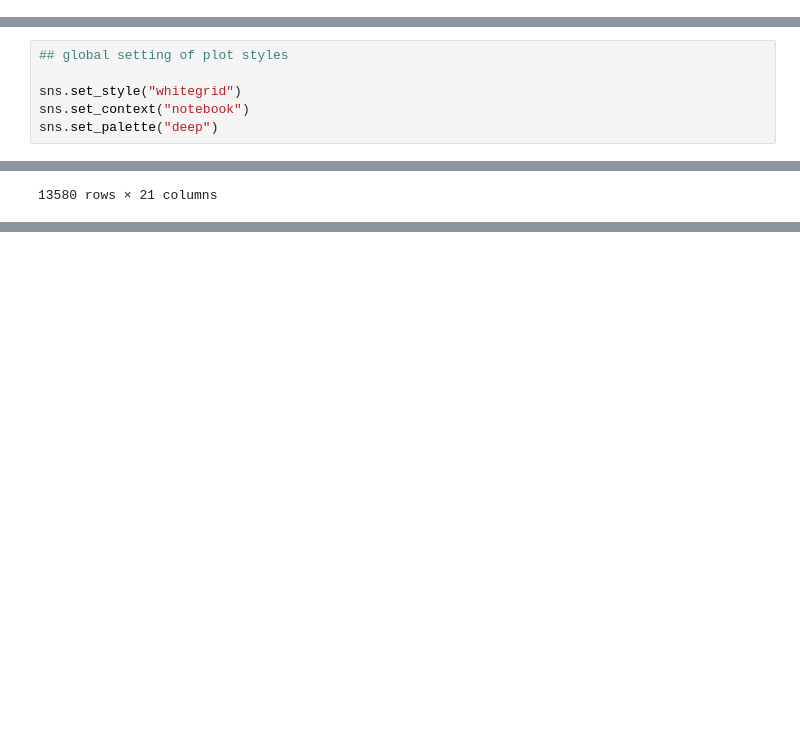
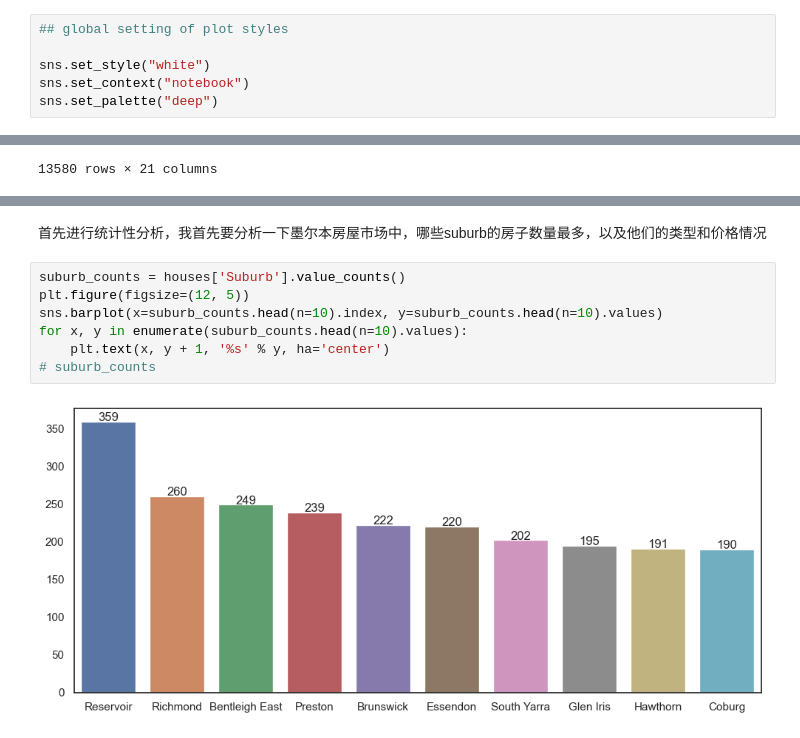
Before and after one commit to WhatKS/DA_Course_QILIU, a Jupyter notebook: 2023_01_03/Melbourne_house.ipynb, the cells around one changed output, grey strips where cells are left out. Cells and saved outputs as stored; diff of their text form; blank space fills up the shorter version.

```diff
--- a/2023_01_03/Melbourne_house.ipynb
+++ b/2023_01_03/Melbourne_house.ipynb
@@ -21,6 +21,12 @@ import plotly
 import warnings
 
 warnings.filterwarnings('ignore')
+# %%
+## global setting of plot styles
+
+sns.set_style("white")
+sns.set_context("notebook")
+sns.set_palette("deep")
 # %%
 ## load data
 file = '/Users/lq/PycharmProjects/DA_Course/DataSource/DataSource_Melbourne_house/melb_data.csv'
@@ -119,12 +125,6 @@ Data columns (total 4 columns):
  3   CouncilArea   12211 non-null  object
 dtypes: float64(3), object(1)
 memory usage: 424.5+ KB
-# %%
-## global setting of plot styles
-
-sns.set_style("whitegrid")
-sns.set_context("notebook")
-sns.set_palette("deep")
 # %% [markdown]
 #### 2.2.1 FillNa in Col Car
 Check the percentage of null values in the car column and determine if the null values need to be filled by plotting the countplot and distplot.
@@ -290,0 +293,11 @@ Name: Price, dtype: float64
+# %% [markdown]
+首先进行统计性分析，我首先要分析一下墨尔本房屋市场中，哪些suburb的房子数量最多，以及他们的类型和价格情况
+# %%
+suburb_counts = houses['Suburb'].value_counts()
+plt.figure(figsize=(12, 5))
+sns.barplot(x=suburb_counts.head(n=10).index, y=suburb_counts.head(n=10).values)
+for x, y in enumerate(suburb_counts.head(n=10).values):
+    plt.text(x, y + 1, '%s' % y, ha='center')
+# suburb_counts
+# %% [output]
+[figure, added]
```
Also changed, not shown: parts of 6 cells of this notebook.
